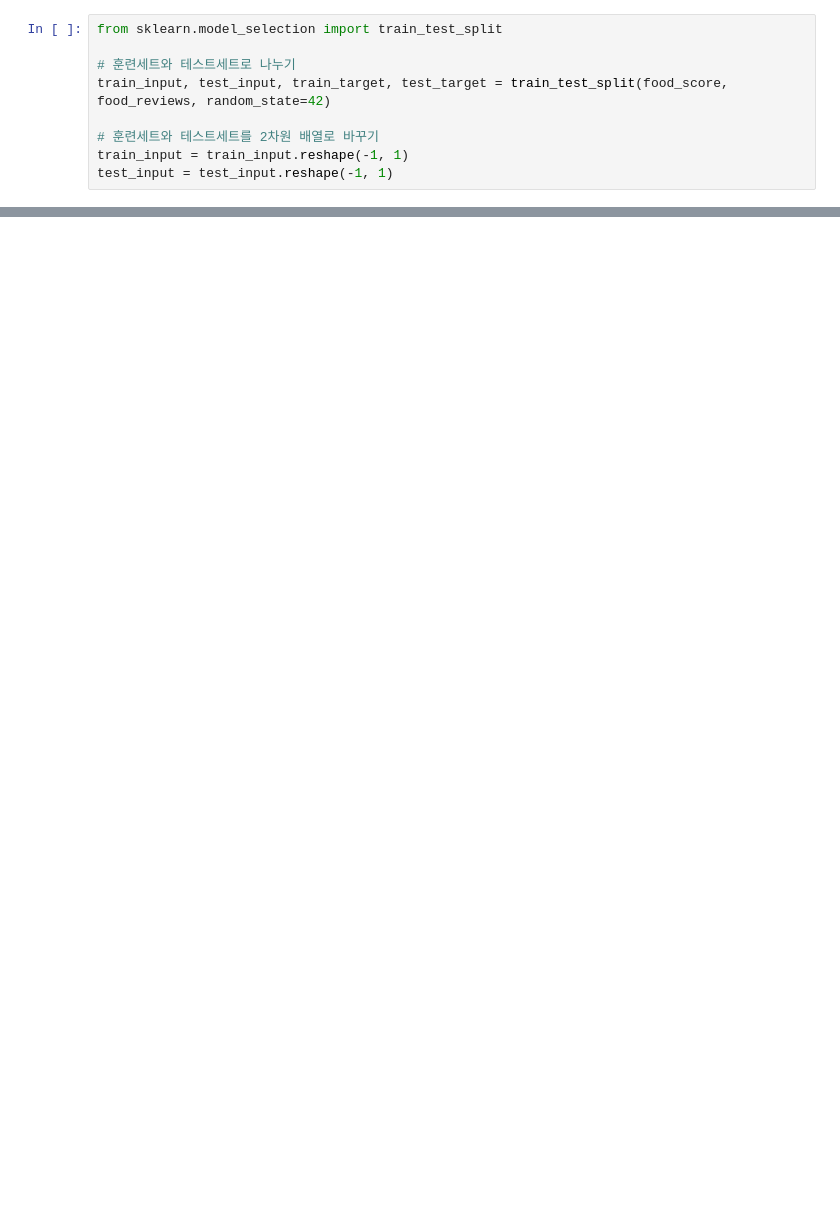
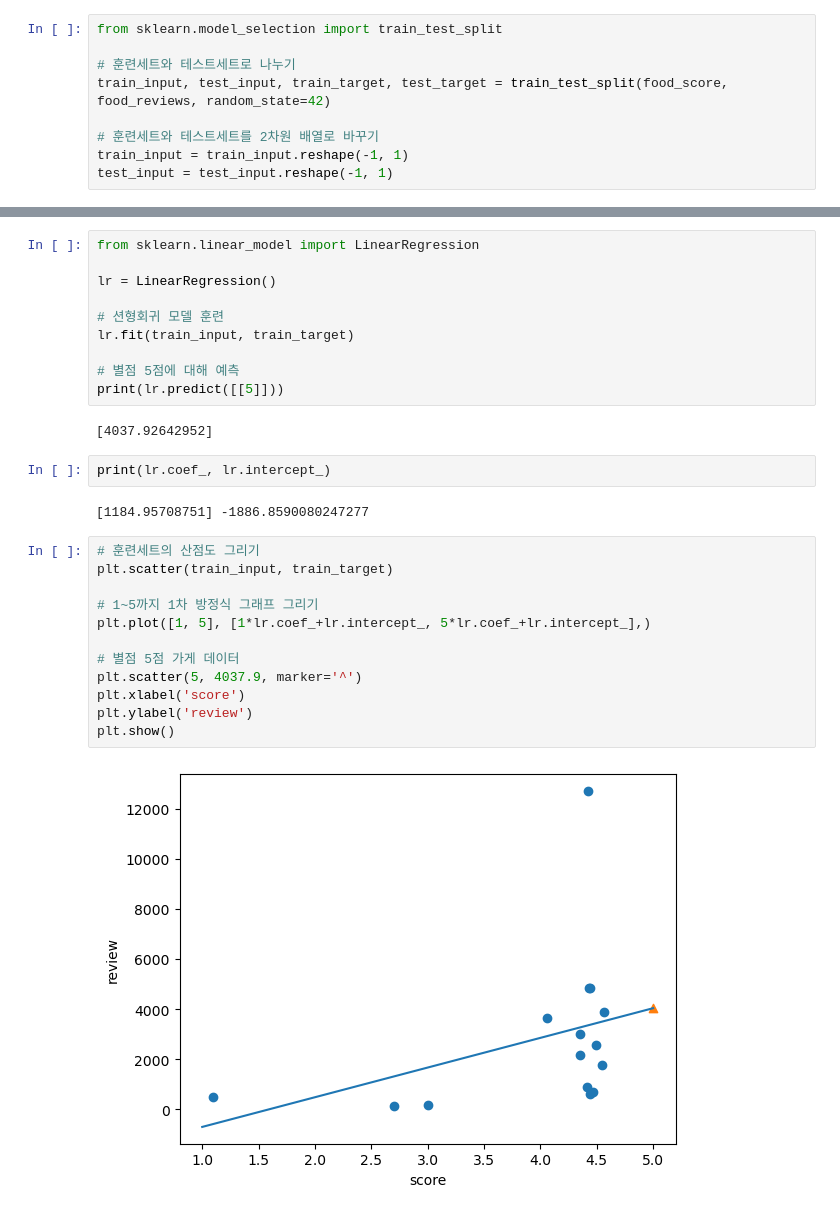
Before and after one commit to DeokYoung980130/FOOD_DATA, a Jupyter notebook: food_list.ipynb, the cells around one changed output, grey strips where cells are left out. Saved outputs shown, nothing was run; the diff lists cells and outputs as text; blank space fills up the shorter version.

```diff
--- a/food_list.ipynb
+++ b/food_list.ipynb
@@ -105,0 +106,30 @@ print(knr.predict([[5]]))
+# %%
+from sklearn.linear_model import LinearRegression
+
+lr = LinearRegression()
+
+# 션형회귀 모델 훈련
+lr.fit(train_input, train_target)
+
+# 별점 5점에 대해 예측
+print(lr.predict([[5]]))
+# %% [output]
+[4037.92642952]
+# %%
+print(lr.coef_, lr.intercept_)
+# %% [output]
+[1184.95708751] -1886.8590080247277
+# %%
+# 훈련세트의 산점도 그리기
+plt.scatter(train_input, train_target)
+
+# 1~5까지 1차 방정식 그래프 그리기
+plt.plot([1, 5], [1*lr.coef_+lr.intercept_, 5*lr.coef_+lr.intercept_],)
+
+# 별점 5점 가게 데이터
+plt.scatter(5, 4037.9, marker='^')
+plt.xlabel('score')
+plt.ylabel('review')
+plt.show()
+# %% [output]
+[figure, added]
```
Also changed, not shown: parts of 11 cells of this notebook.
